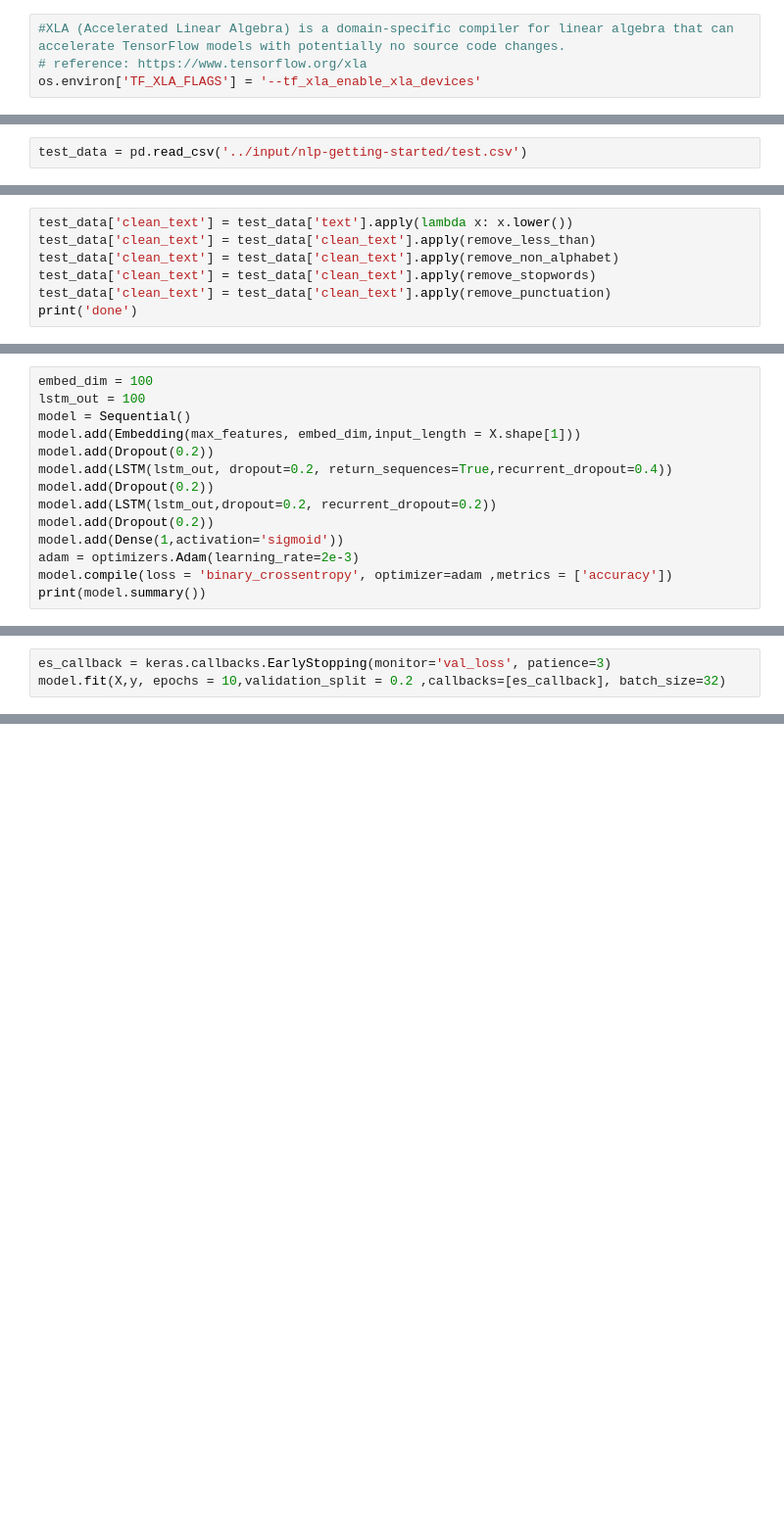
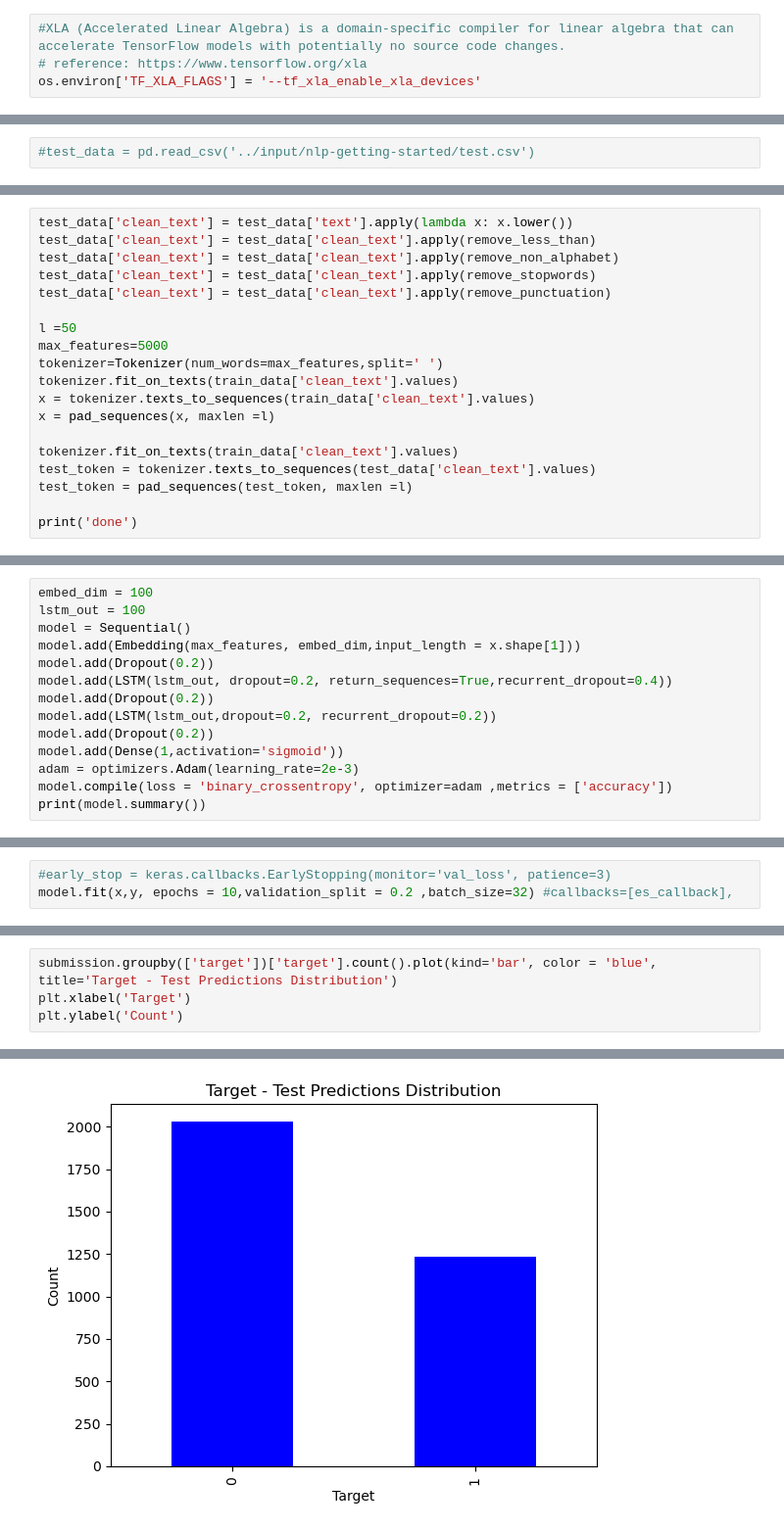
Before and after one commit to nagyszeru/DTSA-5511-NLP, a Jupyter notebook: uoc-nlp.ipynb, the cells around one changed output, grey strips where cells are left out. Shown at 98% size. Cells and saved outputs as stored; diff of their text form; blank space fills up the shorter version.

```diff
--- a/uoc-nlp.ipynb
+++ b/uoc-nlp.ipynb
@@ -272,2 +331,2 @@ print(classification_report(y_test, y_pred))
 # %%
-test_data = pd.read_csv('../input/nlp-getting-started/test.csv')
+#test_data = pd.read_csv('../input/nlp-getting-started/test.csv')
@@ -279,4 +347,16 @@ test_data['clean_text'] = test_data['clean_text'].apply(remove_less_than)
 test_data['clean_text'] = test_data['clean_text'].apply(remove_non_alphabet)
 test_data['clean_text'] = test_data['clean_text'].apply(remove_stopwords)
 test_data['clean_text'] = test_data['clean_text'].apply(remove_punctuation)
+
+l =50
+max_features=5000
+tokenizer=Tokenizer(num_words=max_features,split=' ')
+tokenizer.fit_on_texts(train_data['clean_text'].values)
+x = tokenizer.texts_to_sequences(train_data['clean_text'].values)
+x = pad_sequences(x, maxlen =l)
+
+tokenizer.fit_on_texts(train_data['clean_text'].values)
+test_token = tokenizer.texts_to_sequences(test_data['clean_text'].values)
+test_token = pad_sequences(test_token, maxlen =l)
+
 print('done')
@@ -295,7 +366,7 @@ test_token = pad_sequences(test_token, maxlen =l)
 embed_dim = 100
 lstm_out = 100
 model = Sequential()
-model.add(Embedding(max_features, embed_dim,input_length = X.shape[1]))
+model.add(Embedding(max_features, embed_dim,input_length = x.shape[1]))
 model.add(Dropout(0.2))
 model.add(LSTM(lstm_out, dropout=0.2, return_sequences=True,recurrent_dropout=0.4))
 model.add(Dropout(0.2))
@@ -308,3 +397,3 @@ print(model.summary())
 # %%
-es_callback = keras.callbacks.EarlyStopping(monitor='val_loss', patience=3)
-model.fit(X,y, epochs = 10,validation_split = 0.2 ,callbacks=[es_callback], batch_size=32)
+#early_stop = keras.callbacks.EarlyStopping(monitor='val_loss', patience=3)
+model.fit(x,y, epochs = 10,validation_split = 0.2 ,batch_size=32) #callbacks=[es_callback],
@@ -318,0 +429,5 @@ submission.target.value_counts().plot.bar();
+# %%
+submission.groupby(['target'])['target'].count().plot(kind='bar', color = 'blue', title='Target - Test Predictions Distribution')
+plt.xlabel('Target')
+plt.ylabel('Count')
+# %% [output]
@@ -318,0 +435 @@ submission.target.value_counts().plot.bar();
+[figure, added]
```
Also changed, not shown: parts of 25 cells of this notebook.
